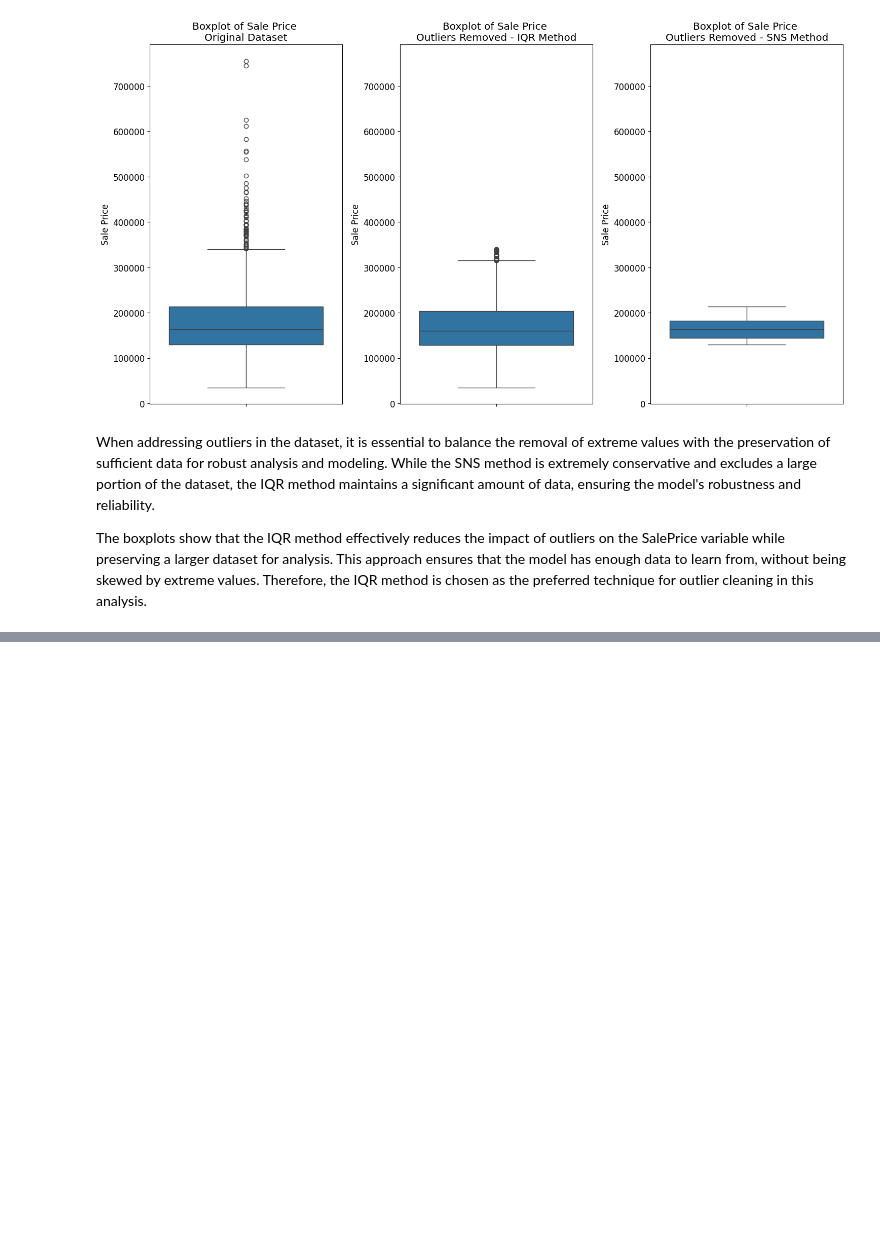
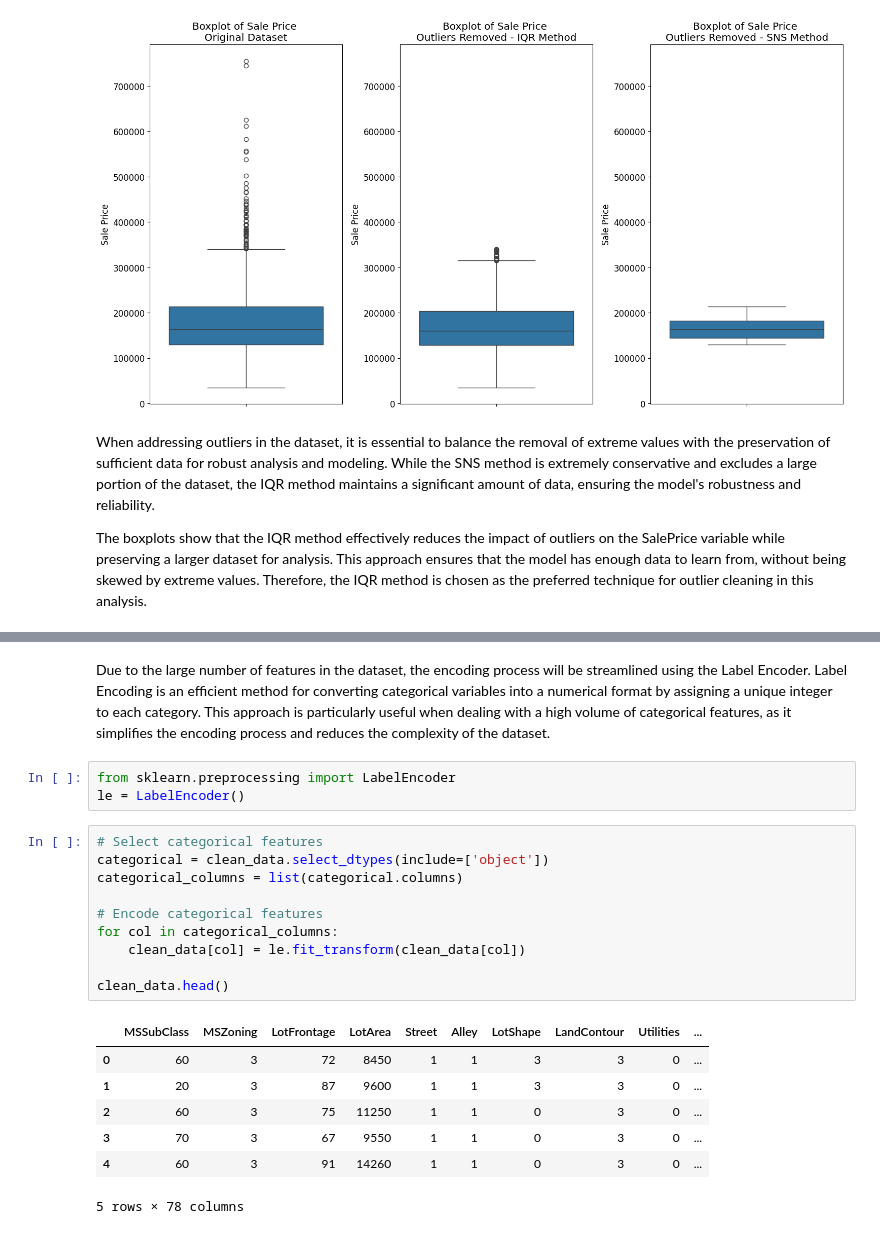
Before and after one commit to deboraflemos/math-dl1-finalProject, a Jupyter notebook: final-project.ipynb, the cells around one changed output, grey strips where cells are left out. Saved outputs shown, nothing was run; the diff lists cells and outputs as text; blank space fills up the shorter version.

```diff
--- a/final-project.ipynb
+++ b/final-project.ipynb
@@ -683,0 +716,23 @@ The boxplots show that the IQR method effectively reduces the impact of outliers
+# %% [markdown]
+Due to the large number of features in the dataset, the encoding process will be streamlined using the Label Encoder. Label Encoding is an efficient method for converting categorical variables into a numerical format by assigning a unique integer to each category. This approach is particularly useful when dealing with a high volume of categorical features, as it simplifies the encoding process and reduces the complexity of the dataset.
+# %%
+from sklearn.preprocessing import LabelEncoder
+le = LabelEncoder()
+# %%
+# Select categorical features
+categorical = clean_data.select_dtypes(include=['object'])
+categorical_columns = list(categorical.columns)
+
+# Encode categorical features
+for col in categorical_columns:
+    clean_data[col] = le.fit_transform(clean_data[col])
+
+clean_data.head()
+# %% [output]
+|  | MSSubClass | MSZoning | LotFrontage | LotArea | Street | Alley | LotShape | LandContour | Utilities | ... |
+| 0 | 60 | 3 | 72 | 8450 | 1 | 1 | 3 | 3 | 0 | ... |
+| 1 | 20 | 3 | 87 | 9600 | 1 | 1 | 3 | 3 | 0 | ... |
+| 2 | 60 | 3 | 75 | 11250 | 1 | 1 | 0 | 3 | 0 | ... |
+| 3 | 70 | 3 | 67 | 9550 | 1 | 1 | 0 | 3 | 0 | ... |
+| 4 | 60 | 3 | 91 | 14260 | 1 | 1 | 0 | 3 | 0 | ... |
+5 rows × 78 columns
```
Also changed, not shown: parts of 16 cells of this notebook.
